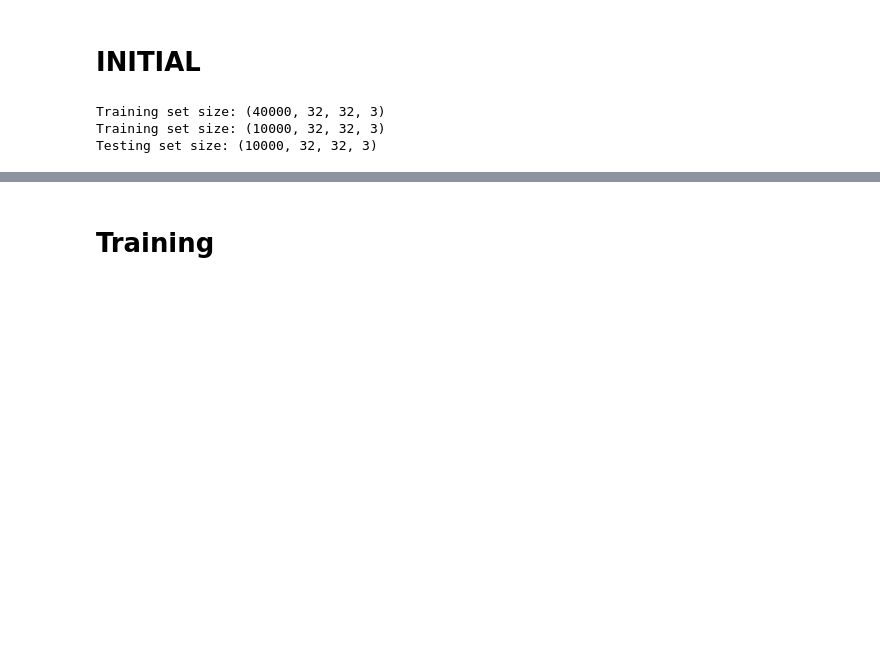
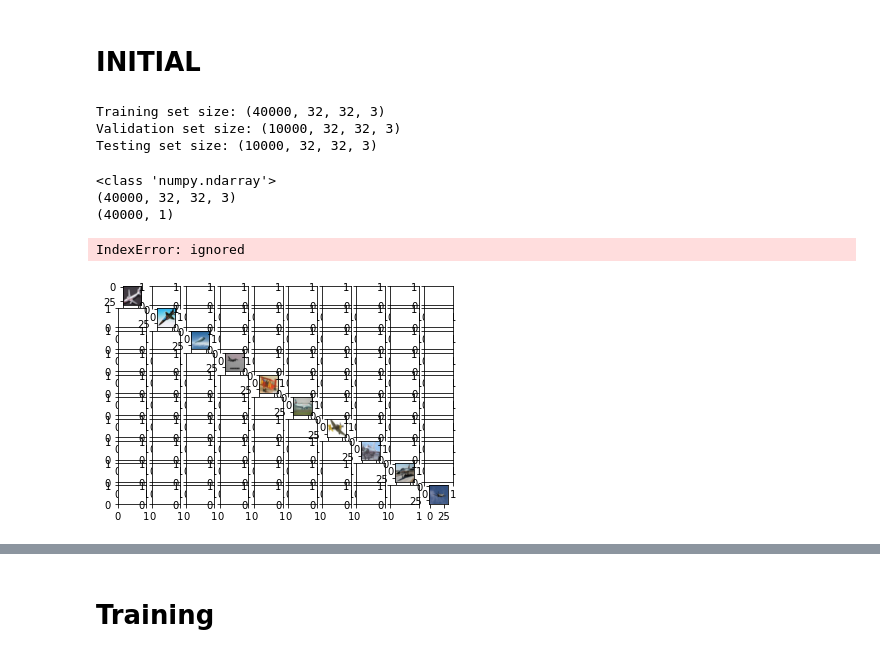
Before and after one commit to JaiswalFelipe/ITNPAI1_Assignment, a Jupyter notebook: ImageClassification.ipynb, the cells around one changed output, grey strips where cells are left out. Saved outputs shown, nothing was run; the diff lists cells and outputs as text; code cells hidden in the pictures; blank space fills up the shorter version.

Commit message:
Fixing image show

```diff
--- a/ImageClassification.ipynb
+++ b/ImageClassification.ipynb
@@ -10,14 +10,67 @@ import pandas as pd
 from matplotlib import pyplot as plt
 from sklearn.model_selection import train_test_split
 # %%
-# Train, val, test split
+# Load data, Train, val, test split
 (X_train, y_train), (X_test, y_test) = tf.keras.datasets.cifar10.load_data()
 X_train, X_val, y_train, y_val = train_test_split(X_train, y_train, test_size=0.20, random_state=1)
 
 print("Training set size:", X_train.shape)
-print("Training set size:", X_val.shape)
+print("Validation set size:", X_val.shape)
 print("Testing set size:", X_test.shape)
 # %% [output]
 Training set size: (40000, 32, 32, 3)
-Training set size: (10000, 32, 32, 3)
+Validation set size: (10000, 32, 32, 3)
 Testing set size: (10000, 32, 32, 3)
+# %%
+print(type(X_train))
+print(X_train.shape)
+print(y_train.shape)
+# %% [output]
+<class 'numpy.ndarray'>
+(40000, 32, 32, 3)
+(40000, 1)
+# %%
+class_dict = {"0": [],"1": [],"2": [],"3": [],"4": [],
+              "5": [],"6": [],"7": [],"8": [],"9": []}
+
+
+for i in range(len(X_train)):
+  if y_train[i] == 0:
+    class_dict["0"].append(X_train[i])
+  elif y_train[i] == 1:
+    class_dict["1"].append(X_train[i])
+  elif y_train[i] == 2:
+    class_dict["2"].append(X_train[i])
+  elif y_train[i] == 3:
+    class_dict["3"].append(X_train[i])
+  elif y_train[i] == 4:
+    class_dict["4"].append(X_train[i])
+  elif y_train[i] == 5:
+    class_dict["5"].append(X_train[i])
+  elif y_train[i] == 6:
+    class_dict["6"].append(X_train[i])
+  elif y_train[i] == 7:
+    class_dict["7"].append(X_train[i])
+  elif y_train[i] == 8:
+    class_dict["8"].append(X_train[i])
+  elif y_train[i] == 9:
+    class_dict["9"].append(X_train[i])
+#test = np.random.choice(np.arange(X_train.shape[0])) #, size=5
+# %%
+class_dict_copy = class_dict.copy()
+
+col = 0
+row = 0
+
+f, axarr = plt.subplots(10,10)
+
+for key in class_dict_copy:
+  for i in range(10):
+    img = random.choice(class_dict_copy[key])
+    #class_dict_copy[key].pop(img)
+    axarr[i, col].imshow(img)
+    row += 1
+    col += 1
+# %% [output]
+IndexError: ignored
+[figure, added]
```
Also changed, not shown: parts of 2 cells of this notebook.
